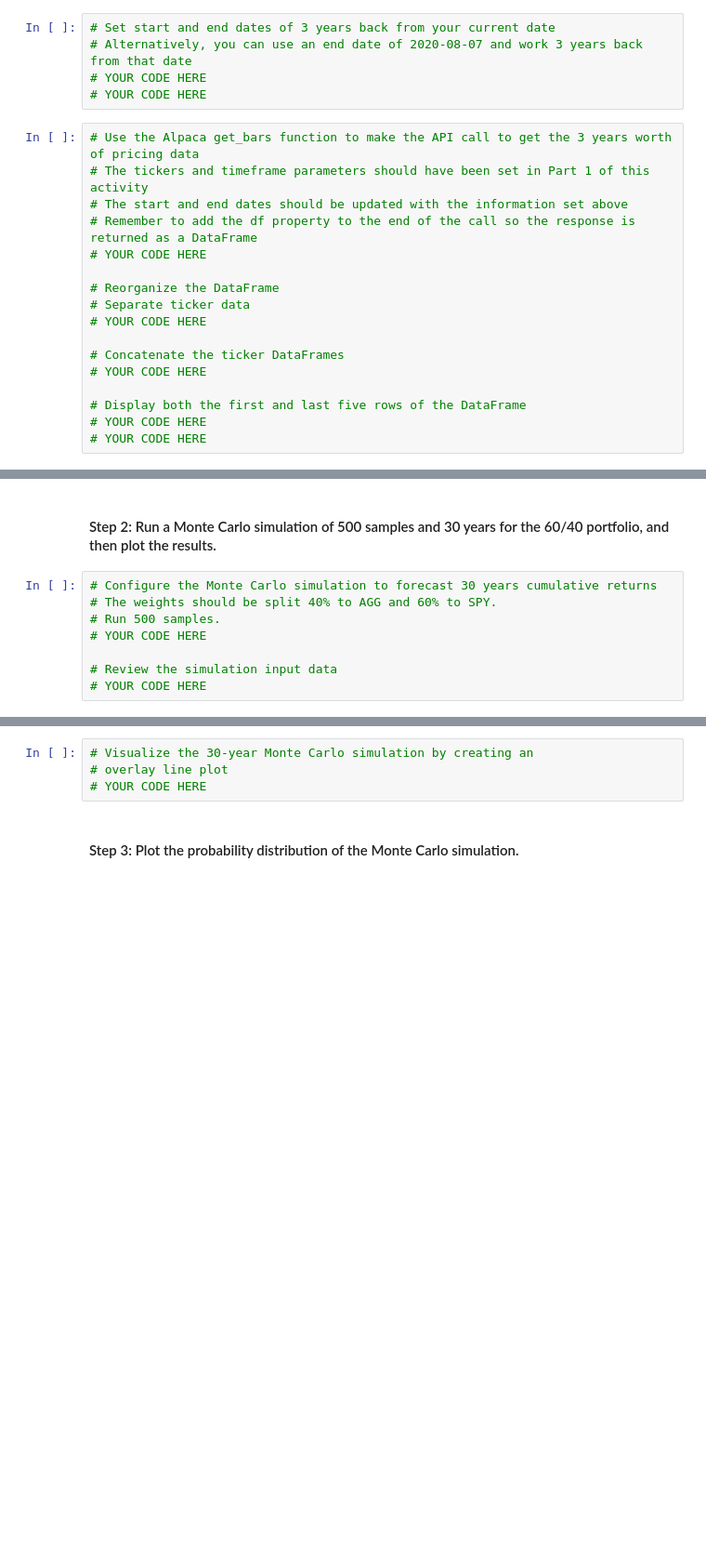
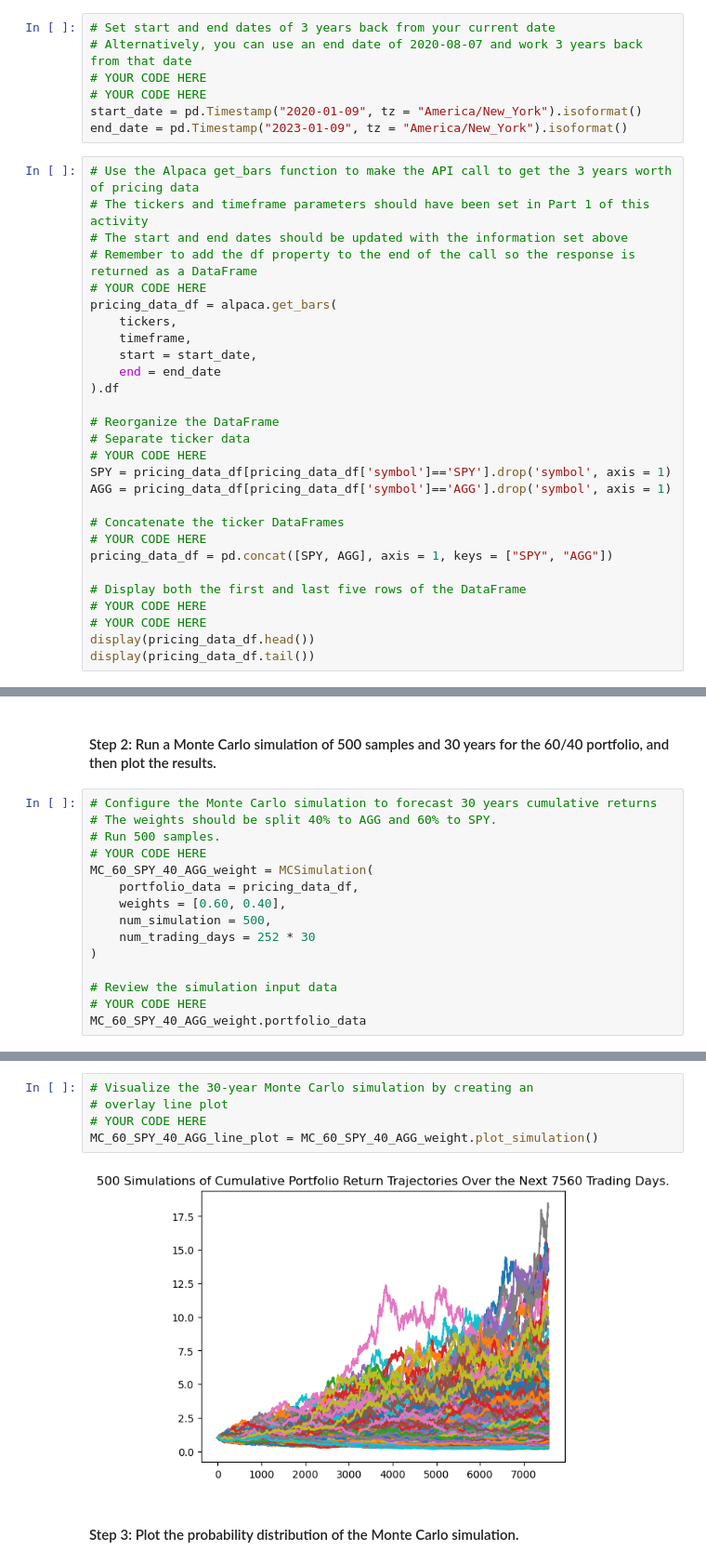
Before and after one commit to marvinlee100/Module_5, a Jupyter notebook: Challenge_5/financial_planning_tools.ipynb, the cells around one changed output, grey strips where cells are left out. Shown: that part at 93% size. Cells and saved outputs as stored; diff of their text form; blank space fills up the shorter version.

```diff
--- a/Challenge_5/financial_planning_tools.ipynb
+++ b/Challenge_5/financial_planning_tools.ipynb
@@ -480,20 +480,33 @@ In this section, you’ll use the MCForecastTools library to create a Monte Carl
 # Alternatively, you can use an end date of 2020-08-07 and work 3 years back from that date
 # YOUR CODE HERE
 # YOUR CODE HERE
+start_date = pd.Timestamp("2020-01-09", tz = "America/New_York").isoformat()
+end_date = pd.Timestamp("2023-01-09", tz = "America/New_York").isoformat()
 # %%
 # Use the Alpaca get_bars function to make the API call to get the 3 years worth of pricing data
 # The tickers and timeframe parameters should have been set in Part 1 of this activity
 # The start and end dates should be updated with the information set above
 # Remember to add the df property to the end of the call so the response is returned as a DataFrame
 # YOUR CODE HERE
+pricing_data_df = alpaca.get_bars(
+    tickers,
+    timeframe,
+    start = start_date,
+    end = end_date
+).df
 
 # Reorganize the DataFrame
 # Separate ticker data
 # YOUR CODE HERE
+SPY = pricing_data_df[pricing_data_df['symbol']=='SPY'].drop('symbol', axis = 1)
+AGG = pricing_data_df[pricing_data_df['symbol']=='AGG'].drop('symbol', axis = 1)
 
 # Concatenate the ticker DataFrames
 # YOUR CODE HERE
+pricing_data_df = pd.concat([SPY, AGG], axis = 1, keys = ["SPY", "AGG"])
 
 # Display both the first and last five rows of the DataFrame
 # YOUR CODE HERE
 # YOUR CODE HERE
+display(pricing_data_df.head())
+display(pricing_data_df.tail())
@@ -504,6 +534,13 @@ In this section, you’ll use the MCForecastTools library to create a Monte Carl
 # The weights should be split 40% to AGG and 60% to SPY.
 # Run 500 samples.
 # YOUR CODE HERE
+MC_60_SPY_40_AGG_weight = MCSimulation(
+    portfolio_data = pricing_data_df,
+    weights = [0.60, 0.40],
+    num_simulation = 500,
+    num_trading_days = 252 * 30
+)
 
 # Review the simulation input data
 # YOUR CODE HERE
+MC_60_SPY_40_AGG_weight.portfolio_data
@@ -513,7 +609,10 @@ In this section, you’ll use the MCForecastTools library to create a Monte Carl
 # %%
 # Visualize the 30-year Monte Carlo simulation by creating an
 # overlay line plot
 # YOUR CODE HERE
+MC_60_SPY_40_AGG_line_plot = MC_60_SPY_40_AGG_weight.plot_simulation()
+# %% [output]
+[figure, added]
 # %% [markdown]
 #### Step 3: Plot the probability distribution of the Monte Carlo simulation.
 # %%
```
Also changed, not shown: parts of 26 cells of this notebook.
